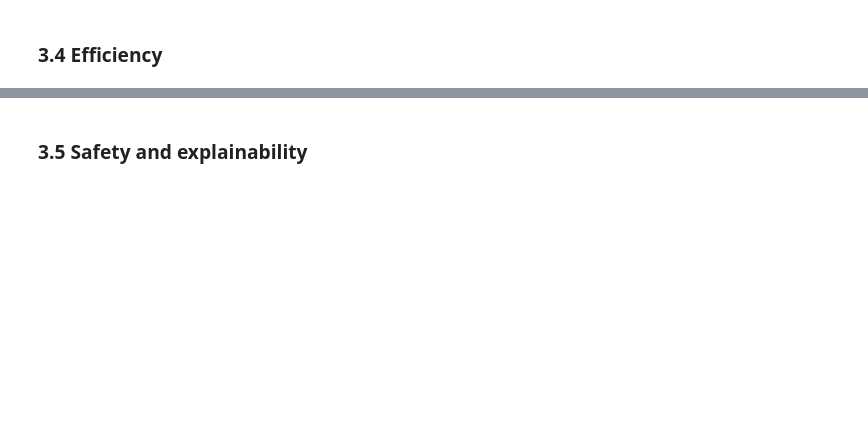
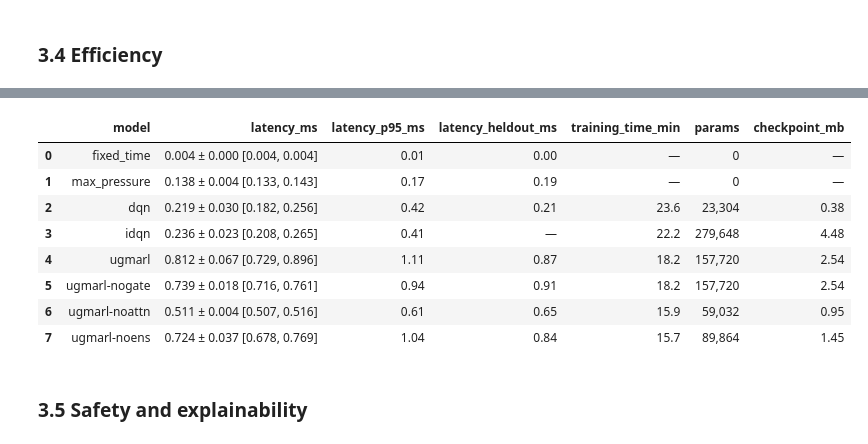
Before and after one commit to Saad-Manda/Agentic-Traffic-Signal-Control, a Jupyter notebook: notebooks/02_results.ipynb, the cells around one changed output, grey strips where cells are left out. Cells and saved outputs as stored; diff of their text form; code cells hidden in the pictures; blank space fills up the shorter version.

```diff
--- a/notebooks/02_results.ipynb
+++ b/notebooks/02_results.ipynb
@@ -762,48 +413,27 @@ From study `final_test` (jinan `test`, 3600 s, Δt = 15 s, seeds 0, 1, 2, 3, 4;
 # %% [markdown]
 ### 3.4 Efficiency
 # %%
-def efficiency_table(df, spec, prefix, held) -> None:
-    rows, recs = [], []
-    for m in spec["models"]:
-        lat = cell(df, m, "clean", "decision_latency_ms", 3)
-        p95 = f"{np.mean(vals(df, m, 'clean', 'decision_latency_ms_p95')):.2f}"
-        hz = "—"
-        if held is not None and m in set(held["model"]):
-            hz = f"{held[held['model'] == m]['decision_latency_ms'].mean():.2f}"
-        agent = (spec["models"][m] or {}).get("agent", m)
-        if agent in RULES:
-            tmin, params, size = "—", "0", "—"
-        else:
-            tm = train_model(spec, m)
-            tr = training_summaries(TRAIN_DIR, tm, spec["tag"], spec["seeds"])
-            tmin = f"{tr['training_time_s'].mean() / 60:.1f}" if len(tr) else "—"
-            params = f"{int(tr['params'].iloc[0]):,}" if len(tr) else "—"
-            ck = TRAIN_DIR / f"{tm}_{spec['tag']}_s{spec['seeds'][0]}/checkpoints/best.pt"
-            size = f"{ck.stat().st_size / 1e6:.2f}" if ck.is_file() else "—"
-        rows.append([label(m), lat, p95, hz, tmin, params, size])
-        recs.append({"model": m, "latency_ms": lat, "latency_p95_ms": p95,
-                     "latency_heldout_ms": hz, "training_time_min": tmin, "params": params,
-                     "checkpoint_mb": size})
-    lines = header(
-        f"Efficiency — {spec['dataset']} `{spec['split']}` clean runs",
-        spec,
-        "Decision latency = wall-clock time of one joint decision (a phase for every "
-        "intersection), CPU, one torch thread, measured in the evaluation runs with one "
-        "process at a time. Training time = wall time of one run (100 episodes + 20 "
-        "validation episodes) on CPU while 5 runs shared the machine — a rough comparison "
-        "only. The checkpoint file also stores the target network and the optimiser state. "
-        "**GPU memory: not used** — training and inference run on the CPU (CPU "
-        "was faster than CUDA for these small networks). −gate uses the full model's "
-        "checkpoints.",
-    )
-    lines += md_table(
-        ["Model", "Decision latency (ms), 12 intersections", "p95 latency (ms)",
-         "Decision latency (ms), Hangzhou 16 intersections", "Training time (min / run)",
-         "Params", "Checkpoint (MB)"],
-        rows,
-    )
-    write(f"{prefix}_efficiency", lines, pd.DataFrame(recs))
+recs = []
+for m in test_spec["models"]:
+    lat = fmt(summarise(vals(test, m, "clean", "decision_latency_ms")), 3)
+    p95 = f"{np.mean(vals(test, m, 'clean', 'decision_latency_ms_p95')):.2f}"
+    hz = "—"
+    if m in set(held["model"]):
+        hz = f"{held[held['model'] == m]['decision_latency_ms'].mean():.2f}"
+    if (test_spec["models"][m] or {}).get("agent", m) in RULES:
+        tmin, params, size = "—", "0", "—"
+    else:
+        tm = train_model(test_spec, m)
+        tr = training_summaries(TRAIN_DIR, tm, TAG, test_spec["seeds"])
+        tmin = f"{tr['training_time_s'].mean() / 60:.1f}"
+        params = f"{int(tr['params'].iloc[0]):,}"
+        ck = TRAIN_DIR / f"{tm}_{TAG}_s{test_spec['seeds'][0]}/checkpoints/best.pt"
+        size = f"{ck.stat().st_size / 1e6:.2f}"
+    recs.append({"model": m, "latency_ms": lat, "latency_p95_ms": p95,
+                 "latency_heldout_ms": hz, "training_time_min": tmin, "params": params,
+                 "checkpoint_mb": size})
 
-
-efficiency_table(test, test_spec, "test", held)
+efficiency = pd.DataFrame(recs)
+efficiency.to_csv(OUT_DIR / "test_efficiency.csv", index=False)
+efficiency
 # %% [output]
@@ -824,3 +440,12 @@ From study `final_test` (jinan `test`, 3600 s, Δt = 15 s, seeds 0, 1, 2, 3, 4;
+|  | model | latency_ms | latency_p95_ms | latency_heldout_ms | training_time_min | params | checkpoint_mb |
+| 0 | fixed_time | 0.004 ± 0.000 [0.004, 0.004] | 0.01 | 0.00 | — | 0 | — |
+| 1 | max_pressure | 0.138 ± 0.004 [0.133, 0.143] | 0.17 | 0.19 | — | 0 | — |
+| 2 | dqn | 0.219 ± 0.030 [0.182, 0.256] | 0.42 | 0.21 | 23.6 | 23,304 | 0.38 |
+| 3 | idqn | 0.236 ± 0.023 [0.208, 0.265] | 0.41 | — | 22.2 | 279,648 | 4.48 |
+| 4 | ugmarl | 0.812 ± 0.067 [0.729, 0.896] | 1.11 | 0.87 | 18.2 | 157,720 | 2.54 |
+| 5 | ugmarl-nogate | 0.739 ± 0.018 [0.716, 0.761] | 0.94 | 0.91 | 18.2 | 157,720 | 2.54 |
+| 6 | ugmarl-noattn | 0.511 ± 0.004 [0.507, 0.516] | 0.61 | 0.65 | 15.9 | 59,032 | 0.95 |
+| 7 | ugmarl-noens | 0.724 ± 0.037 [0.678, 0.769] | 1.04 | 0.84 | 15.7 | 89,864 | 1.45 |
 # %% [markdown]
 ### 3.5 Safety and explainability
 # %%
```
Also changed, not shown: parts of 14 cells of this notebook.
